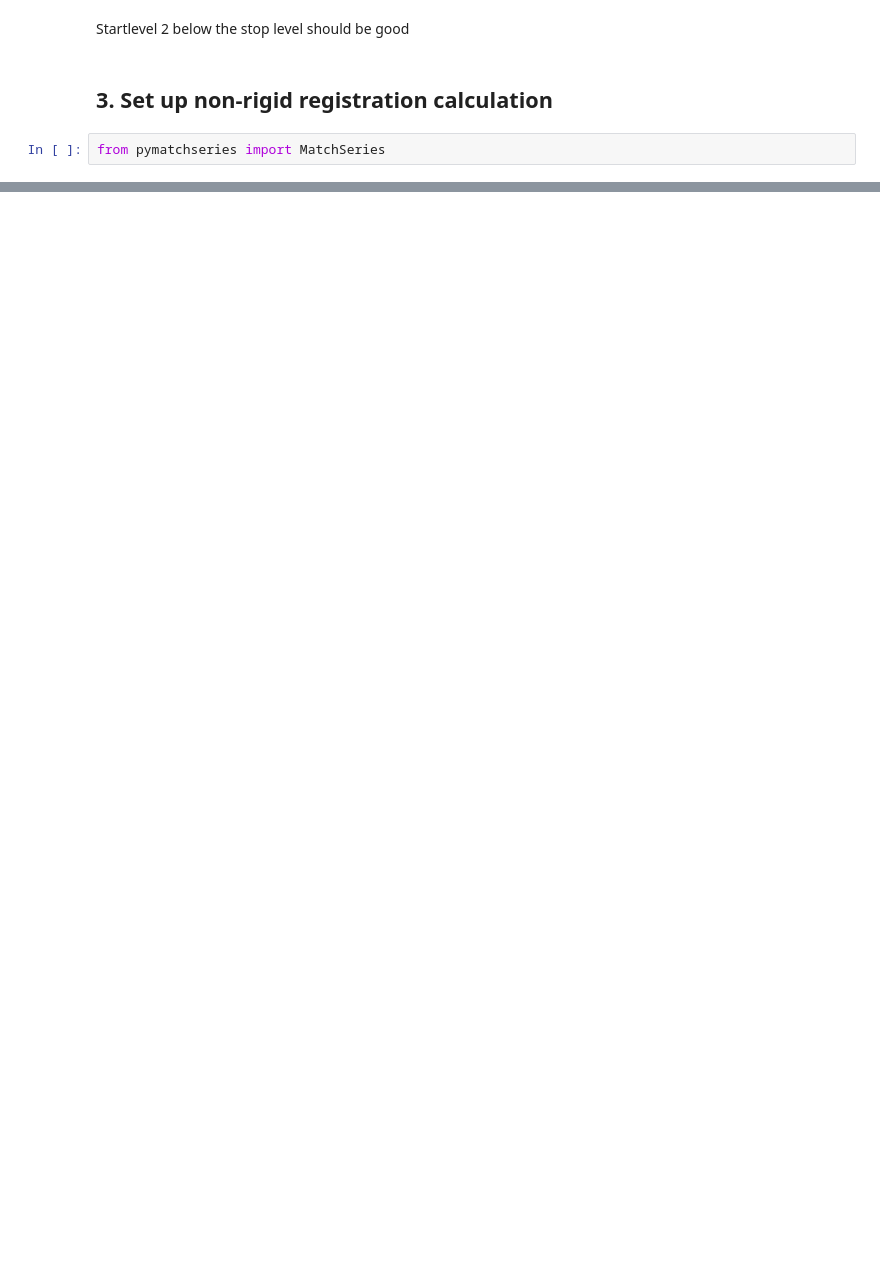
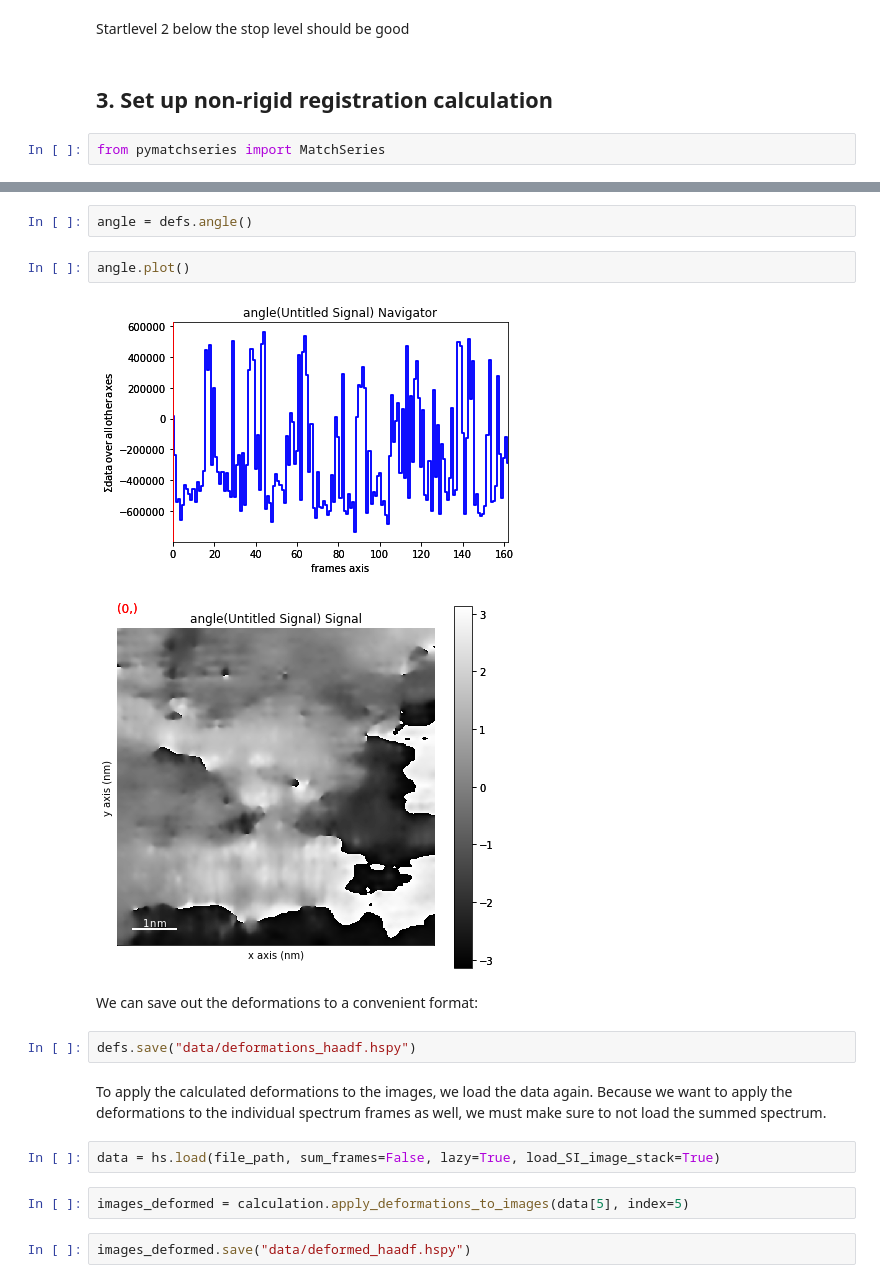
Before and after one commit to din14970/pyMatchSeries, a Jupyter notebook: examples/example.ipynb, the cells around one changed output, grey strips where cells are left out. Drawn from its saved outputs; the diff is of its cells as text; blank space fills up the shorter version.

```diff
--- a/examples/example.ipynb
+++ b/examples/example.ipynb
@@ -113,0 +112,19 @@ TypeError: get_deformations() missing 1 required positional argument: 'frame_ind
+# %%
+angle = defs.angle()
+# %%
+angle.plot()
+# %% [output]
+[figure, added]
+[figure, added]
+# %% [markdown]
+We can save out the deformations to a convenient format:
+# %%
+defs.save("data/deformations_haadf.hspy")
+# %% [markdown]
+To apply the calculated deformations to the images, we load the data again. Because we want to apply the deformations to the individual spectrum frames as well, we must make sure to not load the summed spectrum.
+# %%
+data = hs.load(file_path, sum_frames=False, lazy=True, load_SI_image_stack=True)
+# %%
+images_deformed = calculation.apply_deformations_to_images(data[5], index=5)
+# %%
+images_deformed.save("data/deformed_haadf.hspy")
```
Also changed, not shown: parts of 32 cells of this notebook, 2 other files.
